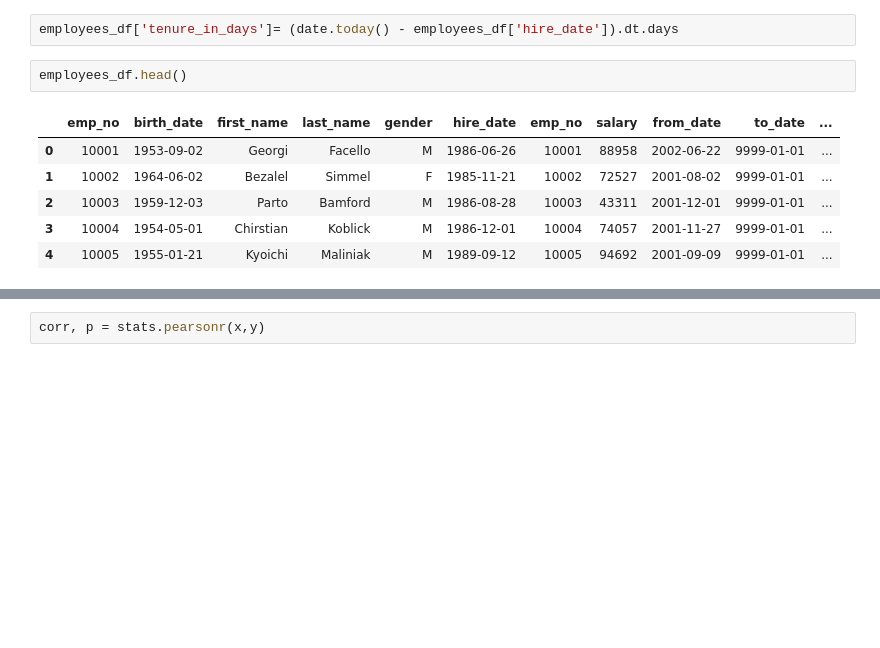
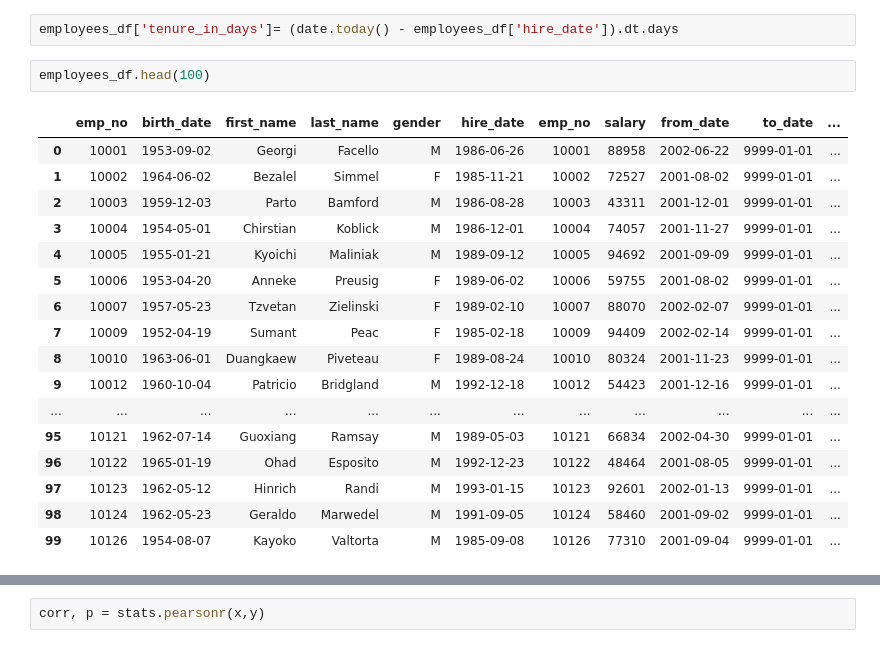
Before and after one commit to annah-vu/statistics-exercises, a Jupyter notebook: hypothesis_testing.ipynb, the cells around one changed output, grey strips where cells are left out. Cells and saved outputs as stored; diff of their text form; blank space fills up the shorter version.

```diff
--- a/hypothesis_testing.ipynb
+++ b/hypothesis_testing.ipynb
@@ -481,14 +481,25 @@ datetime.date(2021, 5, 11)
 # %%
 employees_df['tenure_in_days']= (date.today() - employees_df['hire_date']).dt.days
 # %%
-employees_df.head()
+employees_df.head(100)
 # %% [output]
 |  | emp_no | birth_date | first_name | last_name | gender | hire_date | emp_no | salary | from_date | to_date | ... |
 | 0 | 10001 | 1953-09-02 | Georgi | Facello | M | 1986-06-26 | 10001 | 88958 | 2002-06-22 | 9999-01-01 | ... |
 | 1 | 10002 | 1964-06-02 | Bezalel | Simmel | F | 1985-11-21 | 10002 | 72527 | 2001-08-02 | 9999-01-01 | ... |
 | 2 | 10003 | 1959-12-03 | Parto | Bamford | M | 1986-08-28 | 10003 | 43311 | 2001-12-01 | 9999-01-01 | ... |
 | 3 | 10004 | 1954-05-01 | Chirstian | Koblick | M | 1986-12-01 | 10004 | 74057 | 2001-11-27 | 9999-01-01 | ... |
 | 4 | 10005 | 1955-01-21 | Kyoichi | Maliniak | M | 1989-09-12 | 10005 | 94692 | 2001-09-09 | 9999-01-01 | ... |
+| 5 | 10006 | 1953-04-20 | Anneke | Preusig | F | 1989-06-02 | 10006 | 59755 | 2001-08-02 | 9999-01-01 | ... |
+| 6 | 10007 | 1957-05-23 | Tzvetan | Zielinski | F | 1989-02-10 | 10007 | 88070 | 2002-02-07 | 9999-01-01 | ... |
+| 7 | 10009 | 1952-04-19 | Sumant | Peac | F | 1985-02-18 | 10009 | 94409 | 2002-02-14 | 9999-01-01 | ... |
+| 8 | 10010 | 1963-06-01 | Duangkaew | Piveteau | F | 1989-08-24 | 10010 | 80324 | 2001-11-23 | 9999-01-01 | ... |
+| 9 | 10012 | 1960-10-04 | Patricio | Bridgland | M | 1992-12-18 | 10012 | 54423 | 2001-12-16 | 9999-01-01 | ... |
+| ... | ... | ... | ... | ... | ... | ... | ... | ... | ... | ... | ... |
+| 95 | 10121 | 1962-07-14 | Guoxiang | Ramsay | M | 1989-05-03 | 10121 | 66834 | 2002-04-30 | 9999-01-01 | ... |
+| 96 | 10122 | 1965-01-19 | Ohad | Esposito | M | 1992-12-23 | 10122 | 48464 | 2001-08-05 | 9999-01-01 | ... |
+| 97 | 10123 | 1962-05-12 | Hinrich | Randi | M | 1993-01-15 | 10123 | 92601 | 2002-01-13 | 9999-01-01 | ... |
+| 98 | 10124 | 1962-05-23 | Geraldo | Marwedel | M | 1991-09-05 | 10124 | 58460 | 2001-09-02 | 9999-01-01 | ... |
+| 99 | 10126 | 1954-08-07 | Kayoko | Valtorta | M | 1985-09-08 | 10126 | 77310 | 2001-09-04 | 9999-01-01 | ... |
 # %%
 x = employees_df.tenure_in_days
 y=employees_df.salary
```
Also changed, not shown: parts of 20 cells of this notebook.
